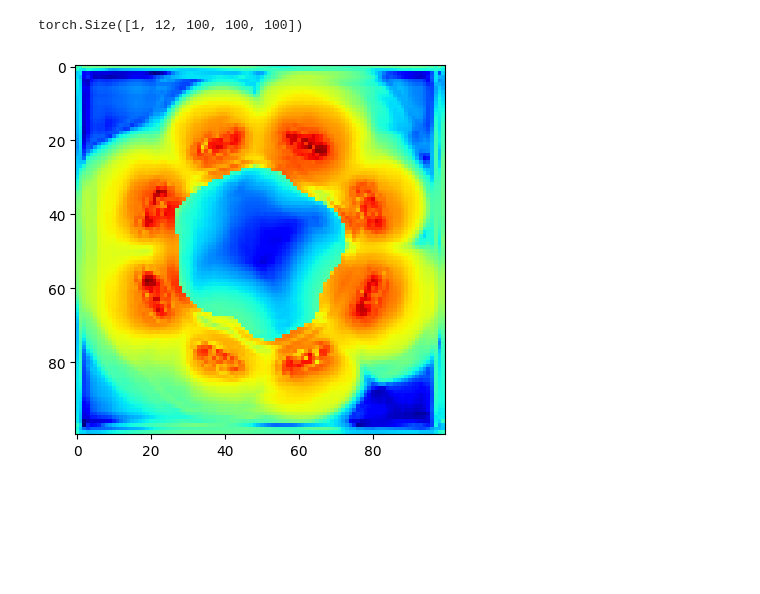
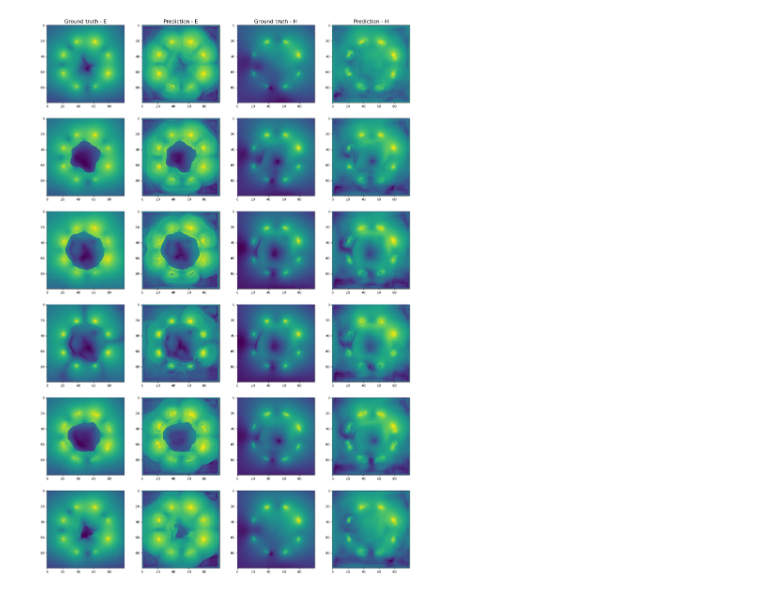
Before and after one commit to badulion/magnet_fno, a Jupyter notebook: results/inference.ipynb, the cells around one changed output. Saved outputs shown, nothing was run; the diff lists cells and outputs as text; code cells hidden in the pictures; blank space fills up the shorter version.

Commit message:
Added visual comparison of E/H field ground truth and model prediction

```diff
--- a/results/inference.ipynb
+++ b/results/inference.ipynb
@@ -72,21 +57,44 @@ plt.show()
 # %%
+# Ground truth
+
+gt_re = sample['field'][0, :, 0, :, :, :, :]
+gt_im = sample['field'][0, :, 1, :, :, :, :]
+
+gt = torch.norm(torch.complex(gt_re, gt_im), dim=1)
+
 # Prediction
 
 inputs = sample['input']
 coils = sample['coils']
 
 x = val_input_normalizer(torch.cat([inputs, coils], dim=1))
+with torch.no_grad():
+    pred = val_target_normalizer.inverse(trained_model(x))
+    pred = einops.rearrange(pred, 'b (he reim xyz) ... -> b he reim xyz ...', he=2, reim=2, xyz=3)
 
-pred = val_target_normalizer.inverse(trained_model(x))
-pred = einops.rearrange(pred, 'b (he reim xyz) ... -> b he reim xyz ...', he=2, reim=2, xyz=3)
+pr_re = pred[0, :, 0, :, :, :, :]
+pr_im = pred[0, :, 1, :, :, :, :]
 
-re = pred[0, 0, 0, :, :, :, :]
-im = pred[0, 0, 1, :, :, :, :]
-
-result = torch.norm(torch.complex(re, im), dim=0)
-
-plt.imshow(result[:, :, 35].detach().numpy(), cmap='jet', norm='log')
-plt.show()
+pr = torch.norm(torch.complex(pr_re, pr_im), dim=1)
-# %% [output]
-torch.Size([1, 12, 100, 100, 100])
-[figure, removed]
+# %%
+import matplotlib.pyplot as plt
+
+_, axes = plt.subplots(6, 4, figsize=(20, 30))
+
+titles = ['Ground truth - E', 'Prediction - E', 'Ground truth - H', 'Prediction - H']
+
+for column, title in zip(axes[0], titles):
+    column.set_title(title, fontsize=16)
+
+for row in range(6):
+    slice = 20 + row * 10
+
+    gt_e = axes[row, 0].imshow(gt[0, :, :, slice], cmap='viridis', norm='log')
+    pr_e = axes[row, 1].imshow(pr[0, :, :, slice], cmap='viridis', norm='log')
+
+    gt_h = axes[row, 2].imshow(gt[1, :, :, slice], cmap='viridis', norm='log')
+    pr_h = axes[row, 3].imshow(pr[1, :, :, slice], cmap='viridis', norm='log')
+
+plt.show()
+# %% [output]
+[figure, added]
```
Also changed, not shown: parts of 1 cell of this notebook.
